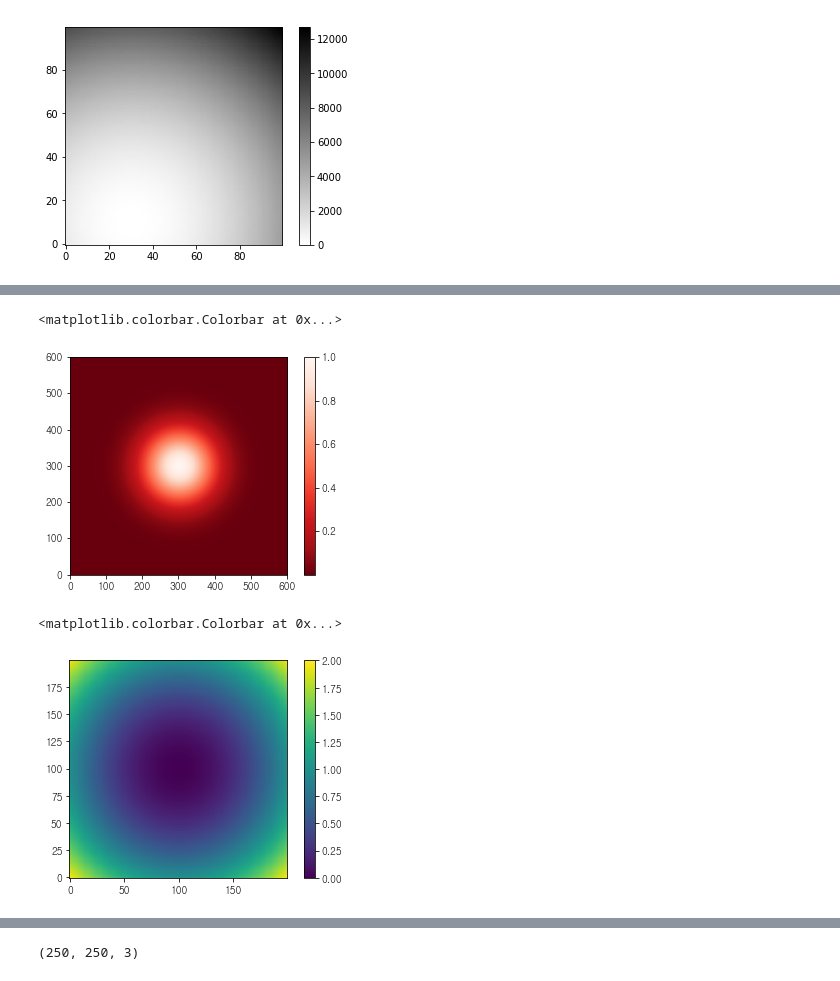
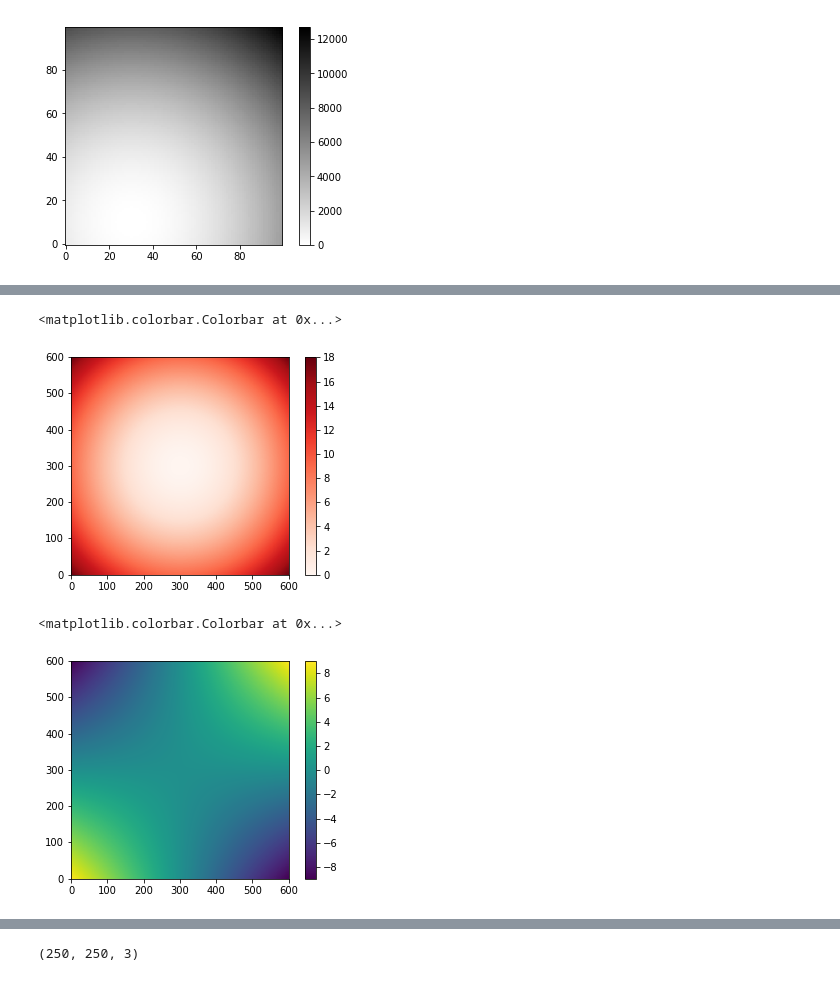
Before and after one commit to gubosd/lecture12, a Jupyter notebook: 데이터분석/03_matplotlib_01.ipynb, the cells around one changed output, grey strips where cells are left out. Saved outputs shown, nothing was run; the diff lists cells and outputs as text; code cells hidden in the pictures.

```diff
--- a/데이터분석/03_matplotlib_01.ipynb
+++ b/데이터분석/03_matplotlib_01.ipynb
@@ -740,14 +718,14 @@ X.shape, Y.shape
 # %%
-Z = np.exp(-X**2-Y**2)
-plt.imshow(Z, origin='lower', cmap='Reds_r')
+Z = X**2 + Y**2
+plt.imshow(Z, origin='lower', cmap='Reds')
 plt.colorbar()
 # %% [output]
 <matplotlib.colorbar.Colorbar at 0x...>
-[figure, old version]
+[figure, new version]
 # %%
-zz = xx**2 + yy**2
-plt.imshow(zz, origin='lower')
+Z = X*Y
+plt.imshow(Z, origin='lower')
 plt.colorbar()
 # %% [output]
 <matplotlib.colorbar.Colorbar at 0x...>
-[figure, old version]
+[figure, new version]
```
Also changed, not shown: parts of 22 cells of this notebook.
